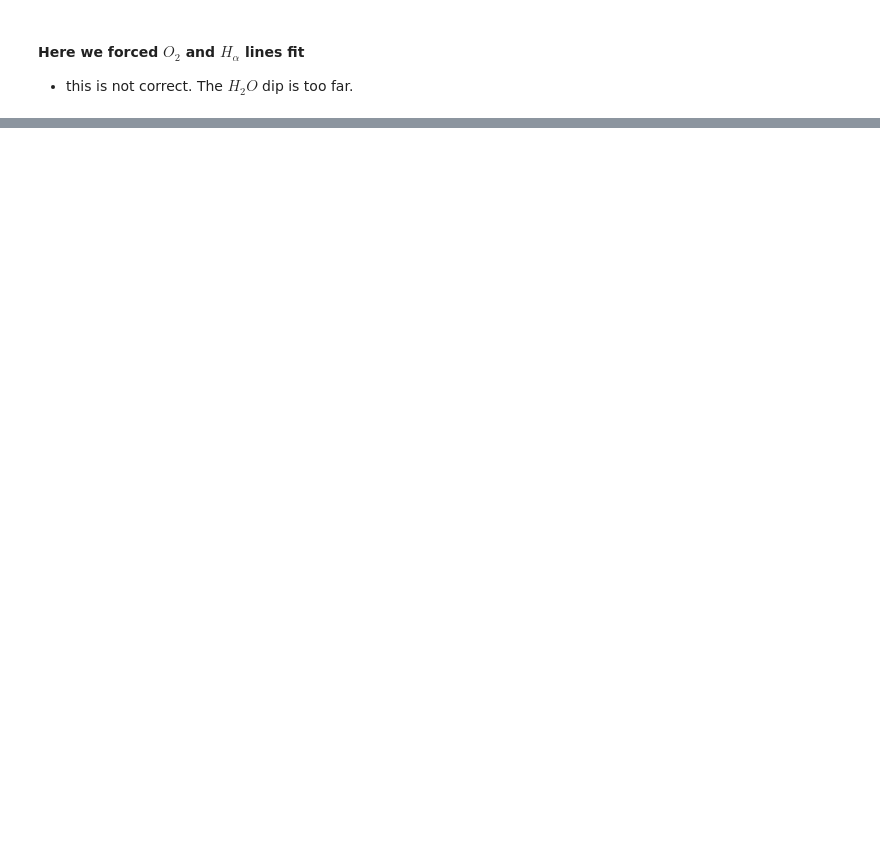
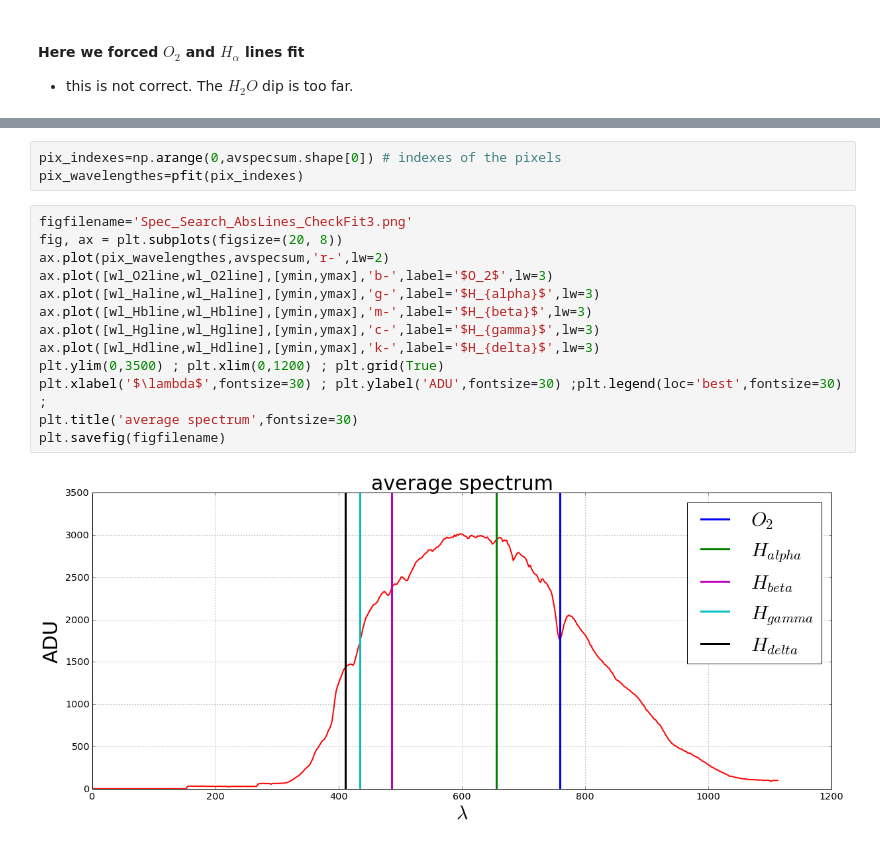
Before and after one commit to sylvielsstfr/CTIOAna2016, a Jupyter notebook: notebooks/Slide_FirstSpectrum.ipynb, the cells around one changed output, grey strips where cells are left out. Drawn from its saved outputs; the diff is of its cells as text; blank space fills up the shorter version.

```diff
--- a/notebooks/Slide_FirstSpectrum.ipynb
+++ b/notebooks/Slide_FirstSpectrum.ipynb
@@ -838,0 +868,18 @@ Image(filename=figfilename)
+# %%
+pix_indexes=np.arange(0,avspecsum.shape[0]) # indexes of the pixels
+pix_wavelengthes=pfit(pix_indexes)
+# %%
+figfilename='Spec_Search_AbsLines_CheckFit3.png'
+fig, ax = plt.subplots(figsize=(20, 8))
+ax.plot(pix_wavelengthes,avspecsum,'r-',lw=2)
+ax.plot([wl_O2line,wl_O2line],[ymin,ymax],'b-',label='$O_2$',lw=3)
+ax.plot([wl_Haline,wl_Haline],[ymin,ymax],'g-',label='$H_{alpha}$',lw=3)
+ax.plot([wl_Hbline,wl_Hbline],[ymin,ymax],'m-',label='$H_{beta}$',lw=3)
+ax.plot([wl_Hgline,wl_Hgline],[ymin,ymax],'c-',label='$H_{gamma}$',lw=3)
+ax.plot([wl_Hdline,wl_Hdline],[ymin,ymax],'k-',label='$H_{delta}$',lw=3)
+plt.ylim(0,3500) ; plt.xlim(0,1200) ; plt.grid(True)
+plt.xlabel('$\lambda$',fontsize=30) ; plt.ylabel('ADU',fontsize=30) ;plt.legend(loc='best',fontsize=30) ;
+plt.title('average spectrum',fontsize=30)
+plt.savefig(figfilename)
+# %% [output]
+[figure, added]
```
Also changed, not shown: parts of 13 cells of this notebook.
